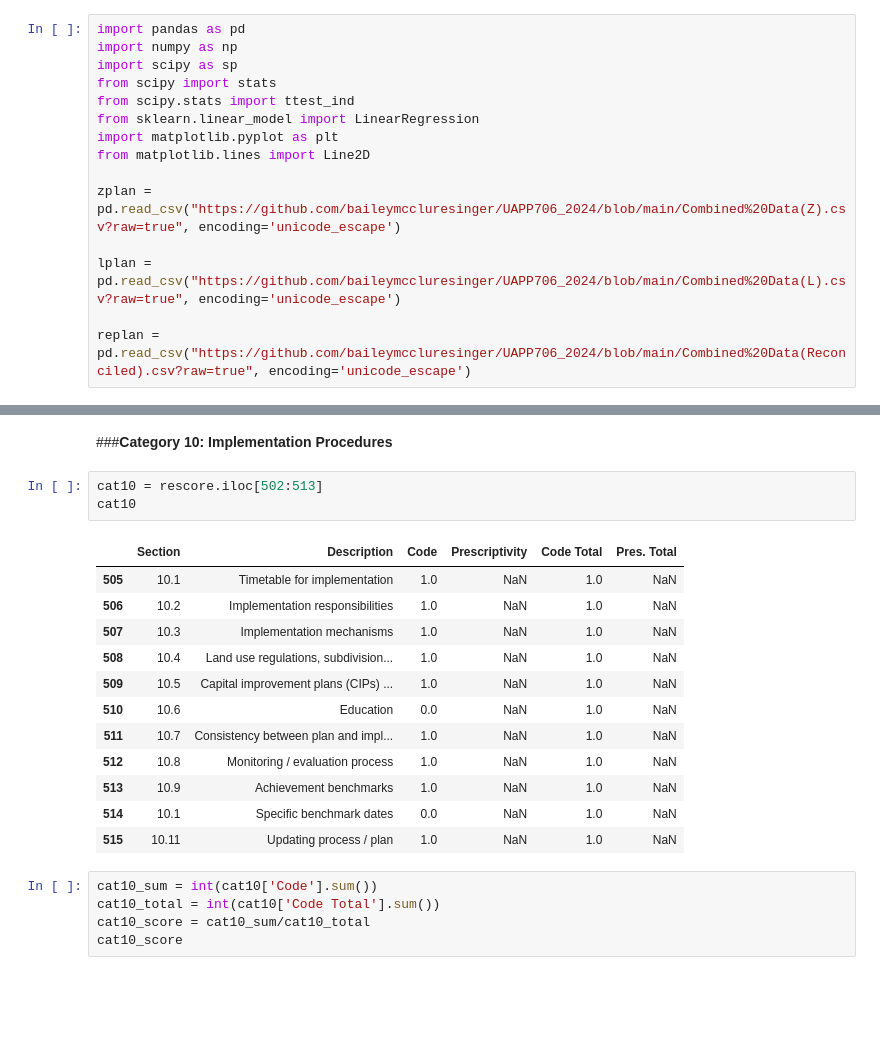
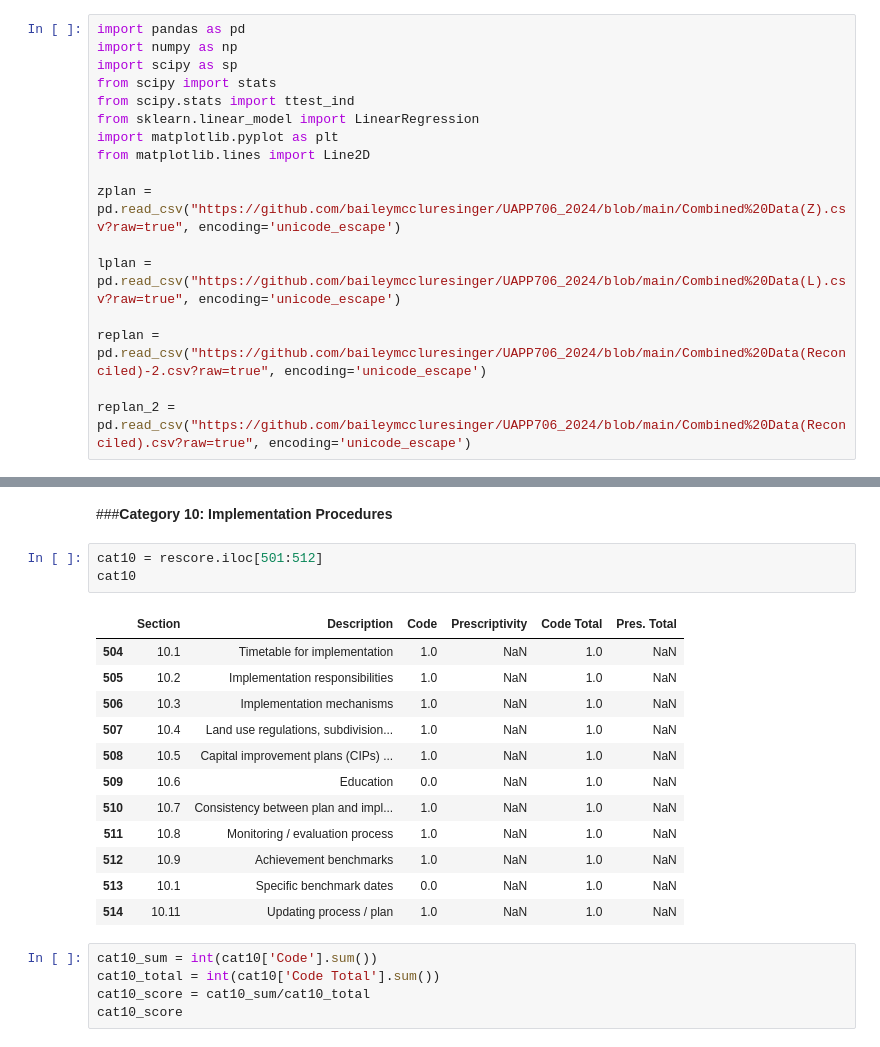
Before and after one commit to baileymccluresinger/UAPP703_2024, a Jupyter notebook: UAPP706_Project.ipynb, the cells around one changed output, grey strips where cells are left out. Saved outputs shown, nothing was run; the diff lists cells and outputs as text; blank space fills up the shorter version.

```diff
--- a/UAPP706_Project.ipynb
+++ b/UAPP706_Project.ipynb
@@ -14,7 +14,9 @@ zplan = pd.read_csv("https://github.com/baileymccluresinger/UAPP706_2024/blob/ma
 
 lplan = pd.read_csv("https://github.com/baileymccluresinger/UAPP706_2024/blob/main/Combined%20Data(L).csv?raw=true", encoding='unicode_escape')
 
-replan = pd.read_csv("https://github.com/baileymccluresinger/UAPP706_2024/blob/main/Combined%20Data(Reconciled).csv?raw=true", encoding='unicode_escape')
+replan = pd.read_csv("https://github.com/baileymccluresinger/UAPP706_2024/blob/main/Combined%20Data(Reconciled)-2.csv?raw=true", encoding='unicode_escape')
+
+replan_2 = pd.read_csv("https://github.com/baileymccluresinger/UAPP706_2024/blob/main/Combined%20Data(Reconciled).csv?raw=true", encoding='unicode_escape')
 # %%
 rescore = replan.iloc[3:]
 rescore['Code Total'] = rescore['Code Total'].astype(float);
@@ -317,21 +401,21 @@ cat9_score
 # %% [markdown]
 ###**Category 10: Implementation Procedures**
 # %%
-cat10 = rescore.iloc[502:513]
+cat10 = rescore.iloc[501:512]
 cat10
 # %% [output]
 |  | Section | Description | Code | Prescriptivity | Code Total | Pres. Total |
-| 505 | 10.1 | Timetable for implementation | 1.0 | NaN | 1.0 | NaN |
-| 506 | 10.2 | Implementation responsibilities | 1.0 | NaN | 1.0 | NaN |
-| 507 | 10.3 | Implementation mechanisms | 1.0 | NaN | 1.0 | NaN |
-| 508 | 10.4 | Land use regulations, subdivision... | 1.0 | NaN | 1.0 | NaN |
-| 509 | 10.5 | Capital improvement plans (CIPs) ... | 1.0 | NaN | 1.0 | NaN |
-| 510 | 10.6 | Education | 0.0 | NaN | 1.0 | NaN |
-| 511 | 10.7 | Consistency between plan and impl... | 1.0 | NaN | 1.0 | NaN |
-| 512 | 10.8 | Monitoring / evaluation process | 1.0 | NaN | 1.0 | NaN |
-| 513 | 10.9 | Achievement benchmarks | 1.0 | NaN | 1.0 | NaN |
-| 514 | 10.1 | Specific benchmark dates | 0.0 | NaN | 1.0 | NaN |
-| 515 | 10.11 | Updating process / plan | 1.0 | NaN | 1.0 | NaN |
+| 504 | 10.1 | Timetable for implementation | 1.0 | NaN | 1.0 | NaN |
+| 505 | 10.2 | Implementation responsibilities | 1.0 | NaN | 1.0 | NaN |
+| 506 | 10.3 | Implementation mechanisms | 1.0 | NaN | 1.0 | NaN |
+| 507 | 10.4 | Land use regulations, subdivision... | 1.0 | NaN | 1.0 | NaN |
+| 508 | 10.5 | Capital improvement plans (CIPs) ... | 1.0 | NaN | 1.0 | NaN |
+| 509 | 10.6 | Education | 0.0 | NaN | 1.0 | NaN |
+| 510 | 10.7 | Consistency between plan and impl... | 1.0 | NaN | 1.0 | NaN |
+| 511 | 10.8 | Monitoring / evaluation process | 1.0 | NaN | 1.0 | NaN |
+| 512 | 10.9 | Achievement benchmarks | 1.0 | NaN | 1.0 | NaN |
+| 513 | 10.1 | Specific benchmark dates | 0.0 | NaN | 1.0 | NaN |
+| 514 | 10.11 | Updating process / plan | 1.0 | NaN | 1.0 | NaN |
 # %%
 cat10_sum = int(cat10['Code'].sum())
 cat10_total = int(cat10['Code Total'].sum())
```
Also changed, not shown: parts of 109 cells of this notebook.
